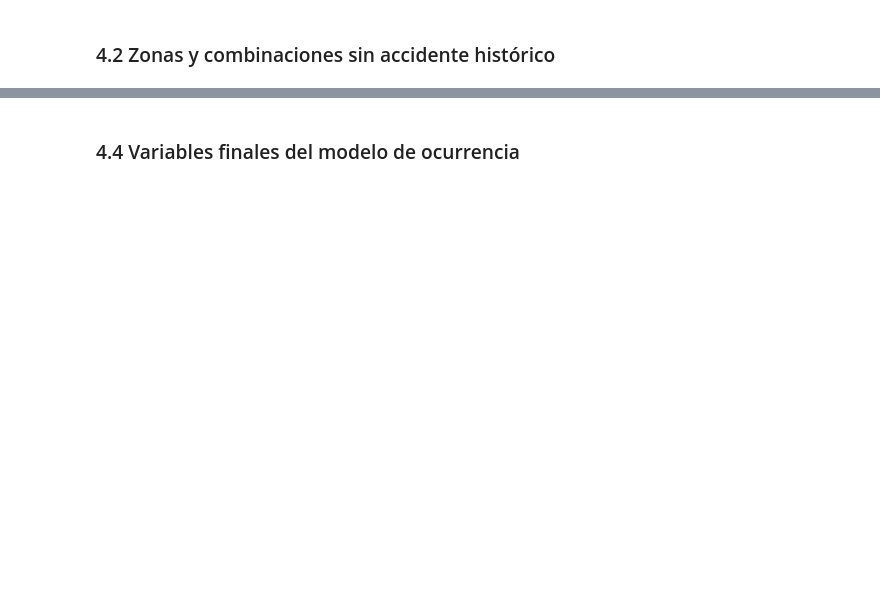
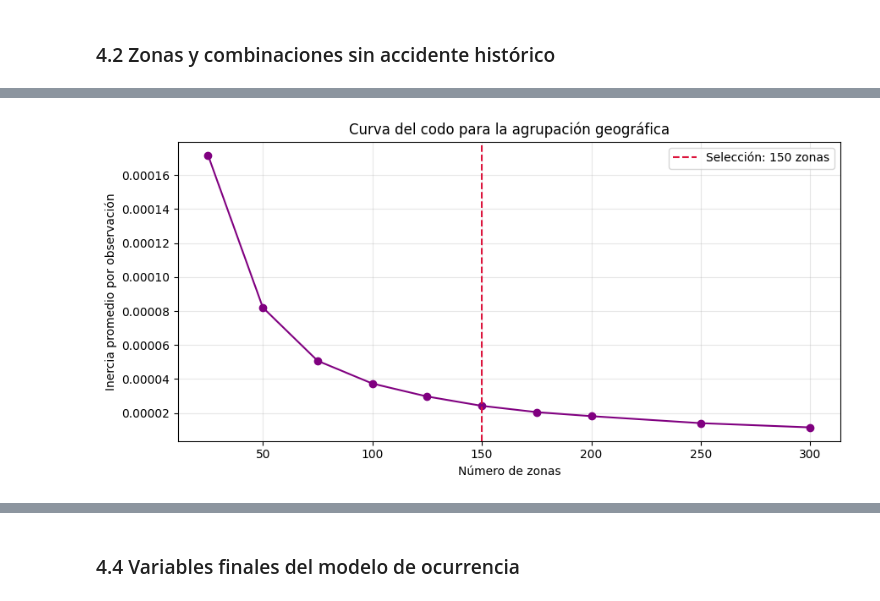
Before and after one commit to carlossil05/Prediruta, a Jupyter notebook: data/construccion_dataset.ipynb, the cells around one changed output, grey strips where cells are left out. Cells and saved outputs as stored; diff of their text form; code cells hidden in the pictures; blank space fills up the shorter version.

```diff
--- a/data/construccion_dataset.ipynb
+++ b/data/construccion_dataset.ipynb
@@ -399,0 +483,26 @@ Se construye la cuadrícula completa de `150 × 12 × 7 × 24 = 302.400` combina
+# %%
+# Muestra reproducible para diagnosticar el número de zonas
+n_muestra_cluster = min(100_000, len(casos_cluster_train))
+coordenadas_diagnostico = (
+    casos_cluster_train[['LATITUD', 'LONGITUD']]
+    .sample(n=n_muestra_cluster, random_state=SEMILLA)
+)
+
+candidatos_k = [25, 50, 75, 100, 125, 150, 175, 200, 250, 300]
+inercias = []
+
+for k_candidato in candidatos_k:
+    modelo_diagnostico = MiniBatchKMeans(
+        n_clusters=k_candidato,
+        random_state=SEMILLA,
+        batch_size=10_000,
+        n_init=3
+    )
+    modelo_diagnostico.fit(coordenadas_diagnostico)
+    inercias.append(modelo_diagnostico.inertia_ / n_muestra_cluster)
+
+diagnostico_k = pd.DataFrame({
+    'NUMERO_ZONAS': candidatos_k,
+    'INERCIA_POR_OBSERVACION': inercias
+})
+display(diagnostico_k)
@@ -400,2 +521,22 @@ Se construye la cuadrícula completa de `150 × 12 × 7 × 24 = 302.400` combina
+# %%
+plt.figure(figsize=(9, 4.5))
+plt.plot(
+    diagnostico_k['NUMERO_ZONAS'],
+    diagnostico_k['INERCIA_POR_OBSERVACION'],
+    marker='o', color='purple'
+)
+plt.axvline(
+    NUMERO_ZONAS, color='crimson', linestyle='--',
+    label=f'Selección: {NUMERO_ZONAS} zonas'
+)
+plt.title('Curva del codo para la agrupación geográfica')
+plt.xlabel('Número de zonas')
+plt.ylabel('Inercia promedio por observación')
+plt.grid(alpha=0.3)
+plt.legend()
+plt.tight_layout()
+plt.show()
+# %% [output]
+[figure, added]
 # %%
 # Agrupar los casos históricos en zonas geográficas
```
Also changed, not shown: parts of 36 cells of this notebook, 6 other files.
